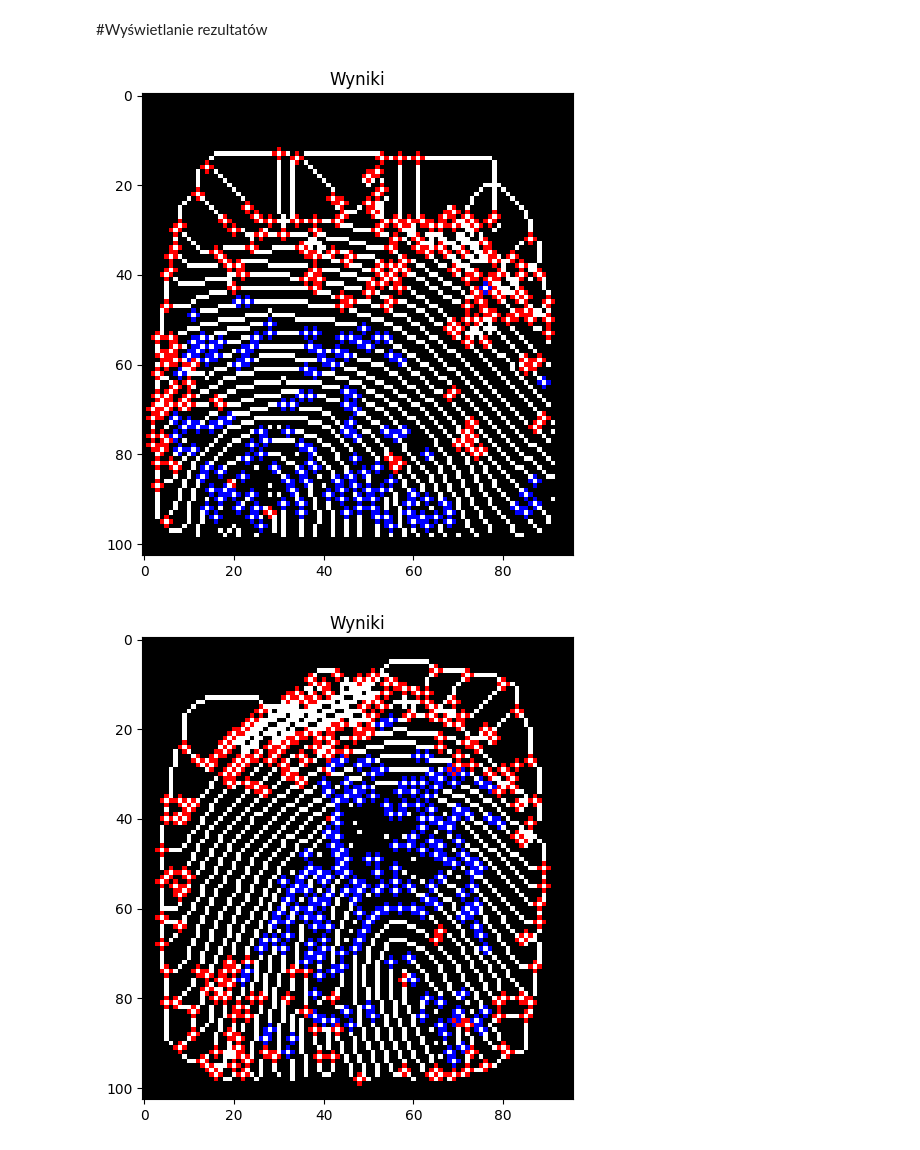
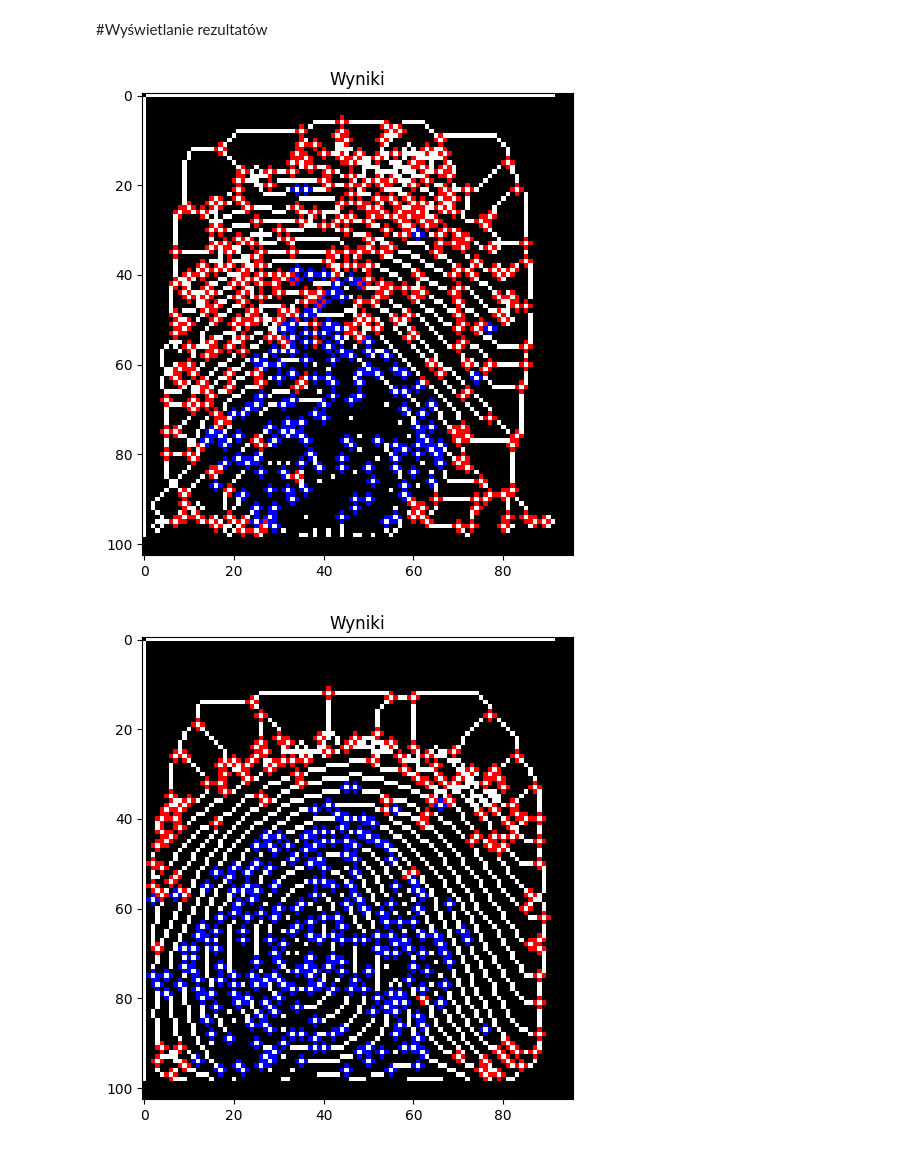
Before and after one commit to ewakobrzynska/Biometria, a Jupyter notebook: Rozpoznawanie_cech_II_poziomu_w_obrazach_odcisków_palców.ipynb, the cells around one changed output. Saved outputs shown, nothing was run; the diff lists cells and outputs as text; code cells hidden in the pictures.

```diff
--- a/Rozpoznawanie_cech_II_poziomu_w_obrazach_odcisków_palców.ipynb
+++ b/Rozpoznawanie_cech_II_poziomu_w_obrazach_odcisków_palców.ipynb
@@ -175,0 +189,12 @@ axes[2].imshow(image3);
+# %%
+def apply_threshold(image, threshold_value):
+    return np.array(image > threshold_value).astype(int) * 255
+
+images = [image1, image2, image3]
+thresholds = [img.mean() for img in images]
+processed_images = [apply_threshold(img, thr) for img, thr in zip(images, thresholds)]
+
+fig, axes = plt.subplots(1, 3, figsize=(16, 16))
+for ax, img in zip(axes, processed_images):
+    ax.imshow(img)
+plt.show()
@@ -197,0 +205,21 @@ axes[2].imshow(th2);
+# %%
+def otsu_threshold(image_path):
+    img = cv2.imread(image_path, 0)
+    _, thresholded_img = cv2.threshold(img, 0, 255, cv2.THRESH_BINARY + cv2.THRESH_OTSU)
+    return thresholded_img
+
+# Ścieżki do obrazów
+image_paths = display_list[:3]
+
+# Zastosowanie progowania Otsu
+thresholded_images = [otsu_threshold(path) for path in image_paths]
+
+# Wyświetlanie obrazów
+fig, axes = plt.subplots(1, 3, figsize=(12, 12))
+titles = ["Progowanie Otsu - Obraz 1", "Progowanie Otsu - Obraz 2", "Progowanie Otsu - Obraz 3"]
+
+for ax, img, title in zip(axes, thresholded_images, titles):
+    ax.set_title(title)
+    ax.imshow(img, cmap='gray')
+
+plt.show()
@@ -277,16 +307,16 @@ def ShowResults(skel, TermLabel, BifLabel):
 # %%
 for i in range (0,3):
   img_name = display_list[i]
   img = cv2.imread(img_name,0);
-  img = np.array(img > THRESHOLD1).astype(int)
+  THRESHOLD = img.mean() # lub dowolny inny próg
+  img= np.array(img > THRESHOLD).astype(int)
+  mask = img*255;
   skel = skimage.morphology.skeletonize(img)
   skel = np.uint8(skel)*255;
-  mask = img*255;
+  (TermLabel, BifLabel) = extract_secondary_features(mask, THRESHOLD)
 
-  (minutiaeTerm, minutiaeBif) = getTerminationBifurcation(skel, mask);
-  BifLabel = skimage.measure.label(minutiaeBif, connectivity=1);
-  TermLabel = skimage.measure.label(minutiaeTerm, connectivity=1);
+  # wywołanie funkcji ShowResults z odpowiednimi argumentami
   ShowResults(skel, TermLabel, BifLabel)
 # %% [output]
-[figure, old version]
+[figure, new version]
-[figure, old version]
+[figure, new version]
```
Also changed, not shown: parts of 12 cells of this notebook.
